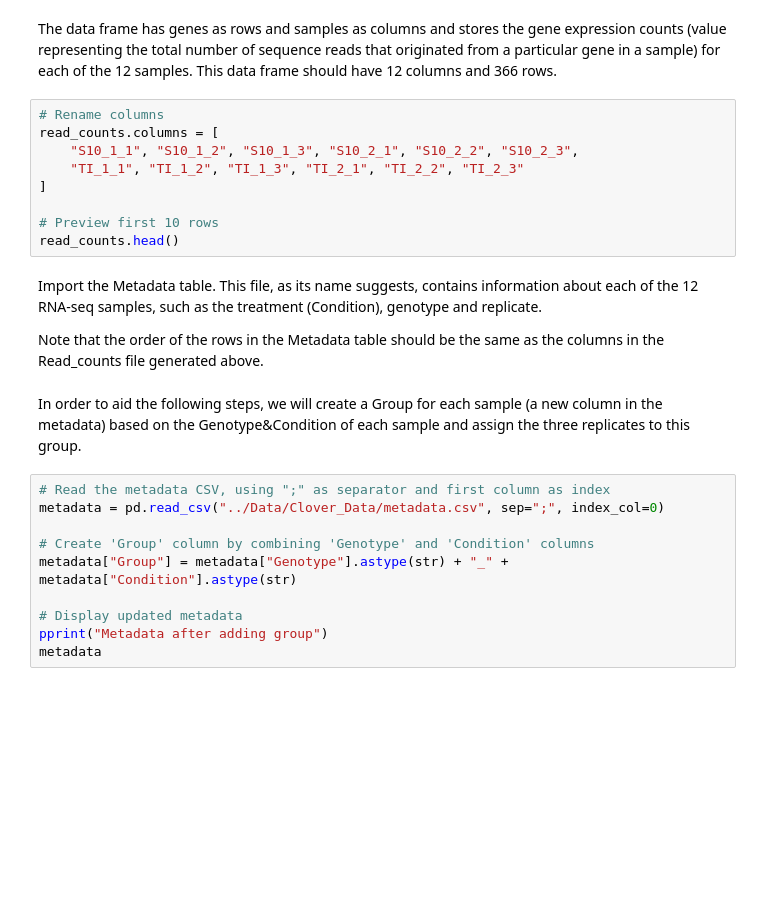
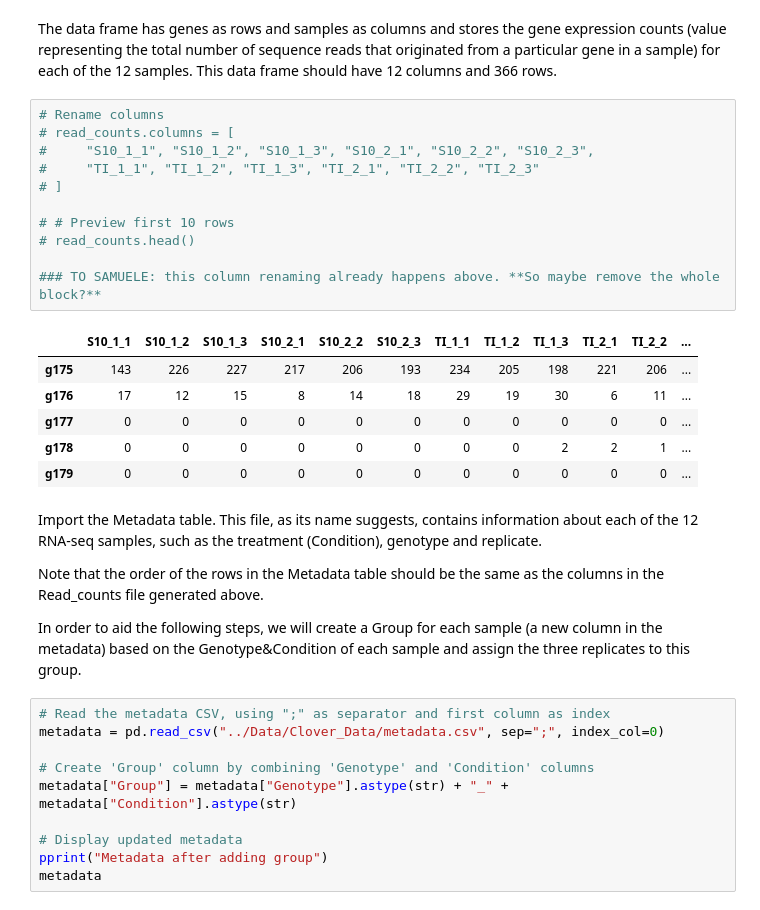
Before and after one commit to hds-sandbox/Intro-NGS-AU_course, a Jupyter notebook: Notebooks-dev/03_bulk_RNA_analysis_pydeseq2.ipynb, the cells around one changed output. Cells and saved outputs as stored; diff of their text form; blank space fills up the shorter version.

```diff
--- a/Notebooks-dev/03_bulk_RNA_analysis_pydeseq2.ipynb
+++ b/Notebooks-dev/03_bulk_RNA_analysis_pydeseq2.ipynb
@@ -65,19 +86,28 @@ read_counts.head()
 The data frame has genes as rows and samples as columns and stores the gene expression counts (value representing the total number of sequence reads that originated from a particular gene in a sample) for each of the 12 samples. This data frame should have 12 columns and 366 rows.
 # %%
 # Rename columns
-read_counts.columns = [
-    "S10_1_1", "S10_1_2", "S10_1_3", "S10_2_1", "S10_2_2", "S10_2_3",
-    "TI_1_1", "TI_1_2", "TI_1_3", "TI_2_1", "TI_2_2", "TI_2_3"
-]
+# read_counts.columns = [
+#     "S10_1_1", "S10_1_2", "S10_1_3", "S10_2_1", "S10_2_2", "S10_2_3",
+#     "TI_1_1", "TI_1_2", "TI_1_3", "TI_2_1", "TI_2_2", "TI_2_3"
+# ]
 
-# Preview first 10 rows
-read_counts.head()
+# # Preview first 10 rows
+# read_counts.head()
+
+### TO SAMUELE: this column renaming already happens above. **So maybe remove the whole block?**
+# %% [output]
+|  | S10_1_1 | S10_1_2 | S10_1_3 | S10_2_1 | S10_2_2 | S10_2_3 | TI_1_1 | TI_1_2 | TI_1_3 | TI_2_1 | TI_2_2 | ... |
+| g175 | 143 | 226 | 227 | 217 | 206 | 193 | 234 | 205 | 198 | 221 | 206 | ... |
+| g176 | 17 | 12 | 15 | 8 | 14 | 18 | 29 | 19 | 30 | 6 | 11 | ... |
+| g177 | 0 | 0 | 0 | 0 | 0 | 0 | 0 | 0 | 0 | 0 | 0 | ... |
+| g178 | 0 | 0 | 0 | 0 | 0 | 0 | 0 | 0 | 2 | 2 | 1 | ... |
+| g179 | 0 | 0 | 0 | 0 | 0 | 0 | 0 | 0 | 0 | 0 | 0 | ... |
 # %% [markdown]
 Import the Metadata table. This file, as its name suggests, contains information about each of the 12 RNA-seq samples, such as the treatment (Condition), genotype and replicate.
 
 Note that the order of the rows in the Metadata table should be the same as the columns in the Read_counts file generated above.
+
+In order to aid the following steps, we will create a Group for each sample (a new column in the metadata) based on the Genotype&Condition of each sample and assign the three replicates to this group.
-# %% [markdown]
-In order to aid the following steps, we will create a Group for each sample (a new column in the metadata) based on the Genotype&Condition of each sample and assign the three replicates to this group.
 # %%
 # Read the metadata CSV, using ";" as separator and first column as index
 metadata = pd.read_csv("../Data/Clover_Data/metadata.csv", sep=";", index_col=0)
```
Also changed, not shown: parts of 53 cells of this notebook.
